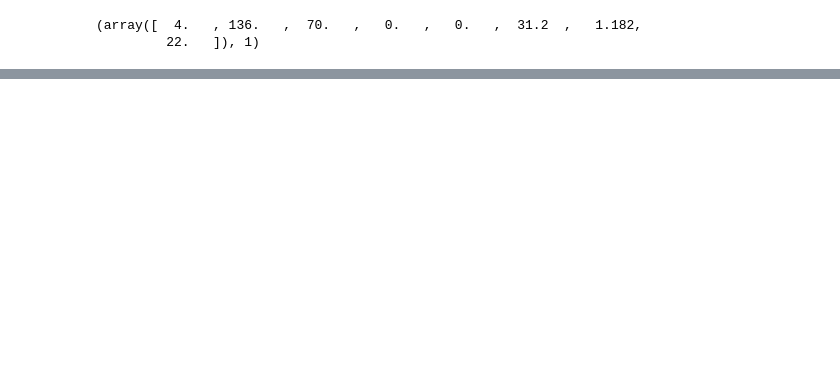
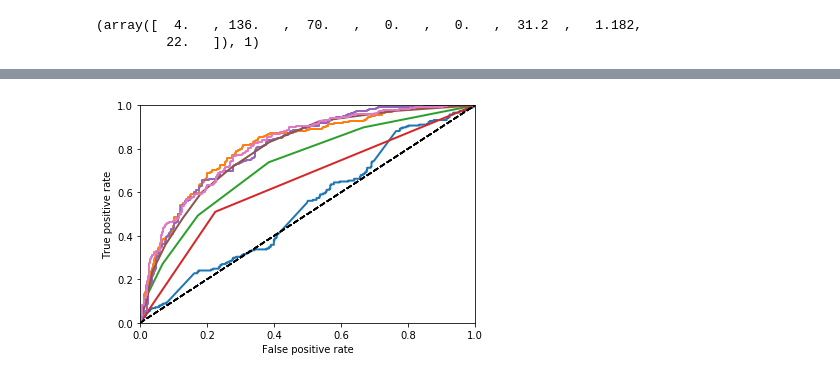
Before and after one commit to deeptirajput/testRepo, a Jupyter notebook: Diabetes_vineet.ipynb, the cells around one changed output, grey strips where cells are left out. Drawn from its saved outputs; the diff is of its cells as text; code cells hidden in the pictures; blank space fills up the shorter version.

```diff
--- a/Diabetes_vineet.ipynb
+++ b/Diabetes_vineet.ipynb
@@ -580,0 +717,2 @@ tr_split
+# %%
+recall_scores,precision_scores,name,f1_scores = getRecallPrecisionModels(models,X_train,y_train)
@@ -580,0 +732,33 @@ tr_split
+# %%
+# plotting ROC curve
+%matplotlib inline
+def plot_roc_curve(fpr,tpr,name):
+    plt.plot(fpr,tpr,linewidth=2,label=name)
+    # x and corresponding y ex. [x1,x2] and [y1,y2]
+    plt.plot([0,1],[0,1],'k--')
+    # axis xmin,xmax,ymin,ymax
+    plt.axis([0,1,0,1])
+    plt.xlabel('False positive rate')
+    plt.ylabel('True positive rate')
+
+from sklearn.metrics import roc_curve
+
+def ROCCurveModel(model,name,X_train,y_train):
+    model.fit(X_train,y_train)
+    if name in ['SVC','Logistic Regression']:
+        y_pred_score = cross_val_predict(model,X_train,y_train,cv=3,method="decision_function")
+        fpr,tpr,threshold = roc_curve(y_train, y_pred_score)
+    else:
+        y_pred = cross_val_predict(model,X_train,y_train,cv=3,method="predict_proba")
+        fpr,tpr,threshold = roc_curve(y_train, y_pred[:,1])
+    return fpr,tpr,threshold
+# %%
+def plot_all_models_ROC_curve(models,X_train,y_train):
+    for name, model in models:
+        model.fit(X_train,y_train)
+        fpr,tpr,threshold = ROCCurveModel(model,name,X_train,y_train)
+        plot_roc_curve(fpr,tpr,name)
+# %%
+plot_all_models_ROC_curve(models,X_train,y_train)
+# %% [output]
+[figure, added]
```
Also changed, not shown: parts of 97 cells of this notebook.
